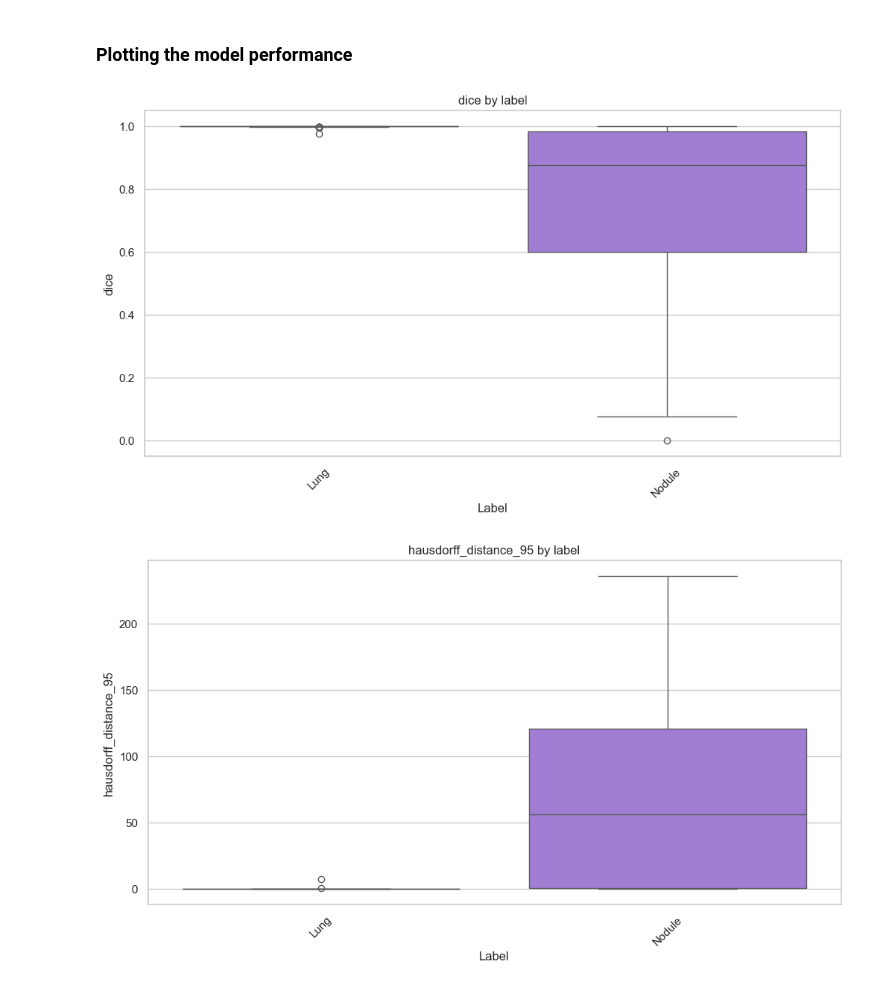
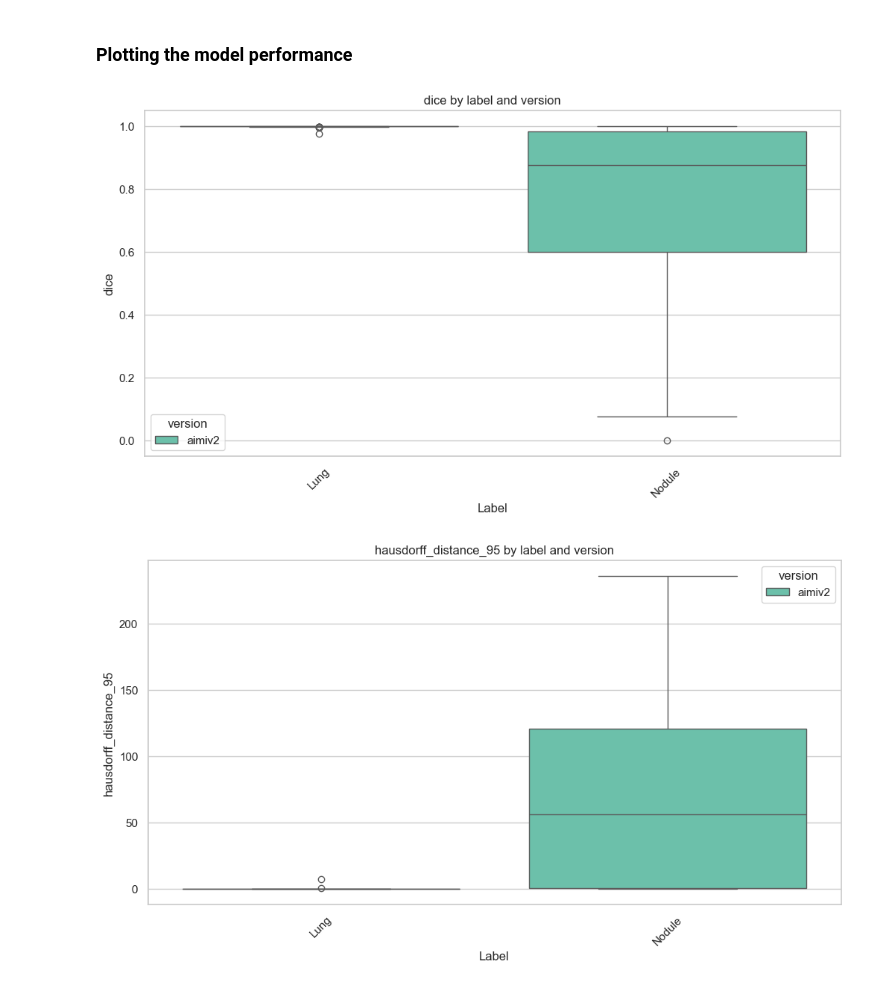
Before and after one commit to bamf-health/aimi-lung2-ct, a Jupyter notebook: model_performance.ipynb, the cells around one changed output. Saved outputs shown, nothing was run; the diff lists cells and outputs as text; code cells hidden in the pictures.

```diff
--- a/model_performance.ipynb
+++ b/model_performance.ipynb
@@ -174,11 +306,0 @@ metrics_df = metrics_df.replace([np.inf, -np.inf], np.nan).dropna()
-# %%
-# add label names
-ds = pydicom.dcmread(ai_path / df.AISegmentation.iloc[0])
-result = pydicom_seg.SegmentReader().read(ds)
-label_names = {
-    k: v["SegmentDescription"].value for k, v in result.segment_infos.items()
-}
-assert len(label_names) == 2, "Only 2 labels are expected"
-
-# update metrics_df with label names column
-metrics_df["label_name"] = metrics_df["label"].map(label_names)
@@ -204,3 +343,20 @@ aggregated_df
 | label_name | version |  |  |  |  |  |  | ... |
 | Lung | aimiv2 | 1.00 | 0.00 | 0.07 | 0.67 | 0.02 | 0.08 | ... |
 | Nodule | aimiv2 | 0.76 | 0.28 | 65.62 | 65.23 | 11.22 | 15.53 | ... |
+# %%
+# plot seaborn box plot of true_pos_roi_cnt, false_pos_roi_cnt, false_neg_roi_cnt; only for Nodule
+data = pd.melt(
+    metrics_df[metrics_df.label_name == "Nodule"],
+    id_vars=["label_name"],
+    value_vars=["true_pos_roi_cnt", "false_pos_roi_cnt", "false_neg_roi_cnt"],
+)
+sns.set_theme(style="whitegrid")
+fig, ax = plt.subplots(1, 1, figsize=(10, 6))
+sns.boxplot(
+    x="label_name",
+    y="value",
+    hue="variable",
+    data=data,
+    # palette=vol_cmap,
+    ax=ax,
+)
@@ -209,24 +377,35 @@ aggregated_df
 # %%
 # create seaborn categorical boxplot for each metric, by label and version
 for metric in [
     "dice",
     "hausdorff_distance_95",
     "mean_surface_distance",
-    "mean_surface_distance_tol_7",
+    "normalized_surface_distance",
 ]:
     fig, ax = plt.subplots(figsize=(12, 6))
     sns.boxplot(
         x="label_name",
         y=metric,
+        hue="version",
         data=metrics_df,
         palette=revewer_cmap,
         ax=ax,
     )
-    ax.set_title(f"{metric} by label")
+    if metric == "normalized_surface_distance":
+        # set x axis labels to be 'label name (tolerance)'
+        labels = [
+            f"{label_name}\n({nsd_tolerances[label_value]}mm)"
+            for label_value, label_name in label_names.items()
+        ]
+        ax.set_xticklabels(labels)
+        ax.set_xlabel("Label (Tolerance)")
+    else:
+        ax.set_xlabel("Label")
+
+    ax.set_title(f"{metric} by label and version")
     ax.set_ylabel(metric)
-    ax.set_xlabel("Label")
     plt.xticks(rotation=45)
     plt.show()
 # %% [output]
-[figure, old version]
+[figure, new version]
-[figure, old version]
+[figure, new version]
```
Also changed, not shown: parts of 12 cells of this notebook, 2 other files.
